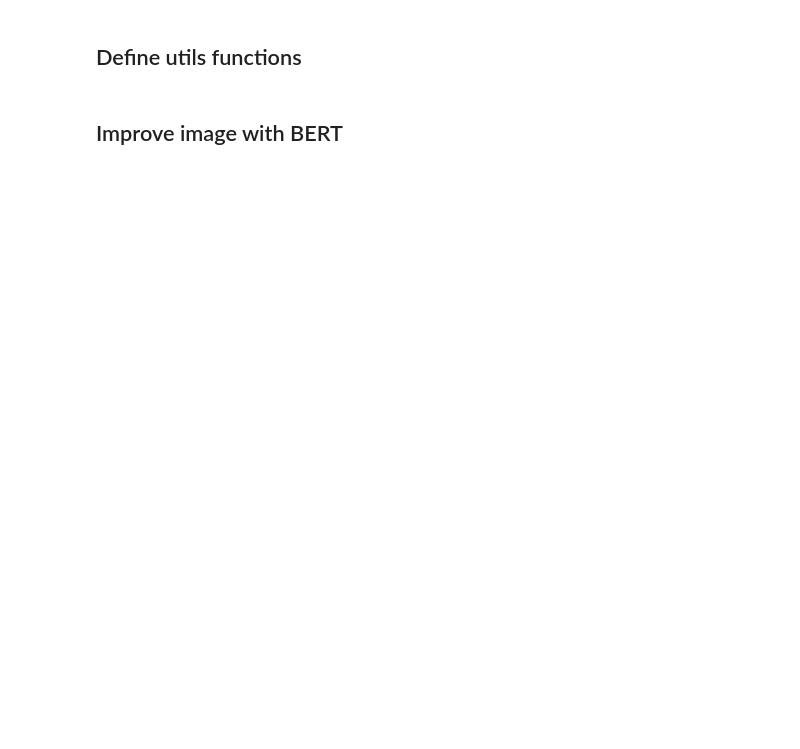
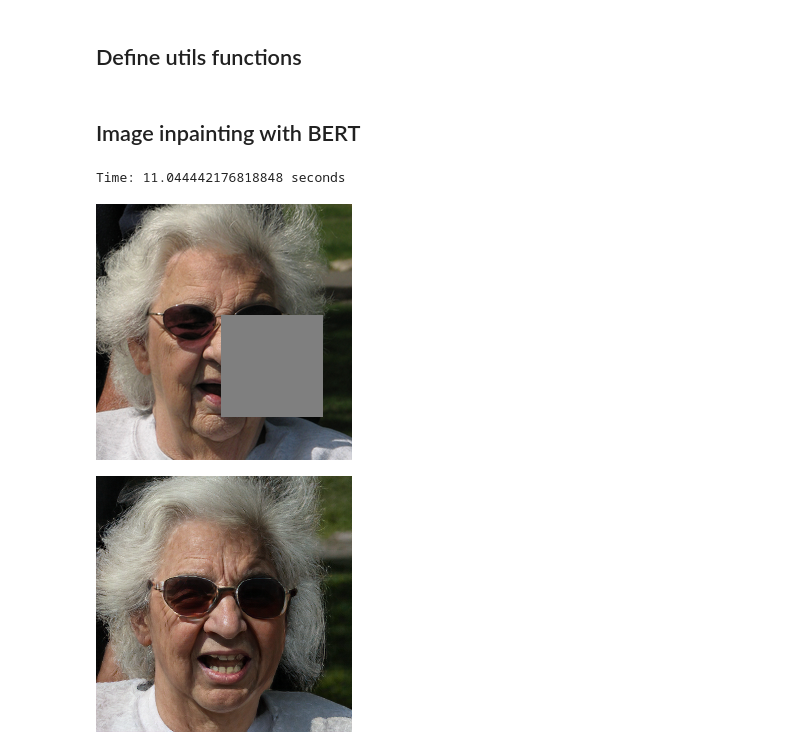
Before and after one commit to EdiBERT4ImageManipulation/EdiBERT, a Jupyter notebook: image_inpainting.ipynb, the cells around one changed output. Saved outputs shown, nothing was run; the diff lists cells and outputs as text; code cells hidden in the pictures; blank space fills up the shorter version.

```diff
--- a/image_inpainting.ipynb
+++ b/image_inpainting.ipynb
@@ -231,7 +233,7 @@ def random_mask(im, size, num_masks):
     im = im.squeeze(0)
     return im
 # %% [markdown]
-## Improve image with BERT
+## Image inpainting with BERT
 # %%
 ## TO DO: check different tokens --> re-sample only the different tokens.
 from torch.autograd import Variable
@@ -243,7 +245,7 @@ val_path = "./data/ffhq.txt"
 with open(val_path) as f:
     img_path = f.readlines()
 
-def image_completion_with_BERT(size, idx):
+def image_completion_with_BERT(size, idx, nb_epoch = 2):
     dilation_masking = 0
     dilation_sampling = 1
     progressive_ordering = False
@@ -273,7 +275,6 @@ def image_completion_with_BERT(size, idx):
     mask_collage = True
 
     update_every = 32
-    nb_epoch = 2
     multiple_change = 1
     nb_updates_per_epoch = int(sampled_tokens.shape[0] / multiple_change) + 1
     collage_every = int(nb_updates_per_epoch/5)
@@ -404,3 +405,9 @@ def image_completion_with_BERT(size, idx):
     x_sample = model.decode_to_img(idx, z_code.shape)
     show_image(img)
     show_image(x_sample)
+# %%
+image_completion_with_BERT(size=0.4, idx = 4, nb_epoch = 3)
+# %% [output]
+Time: 11.044442176818848 seconds
+[figure, added]
+[figure, added]
```
Also changed, not shown: parts of 2 cells of this notebook, 1 other file.
